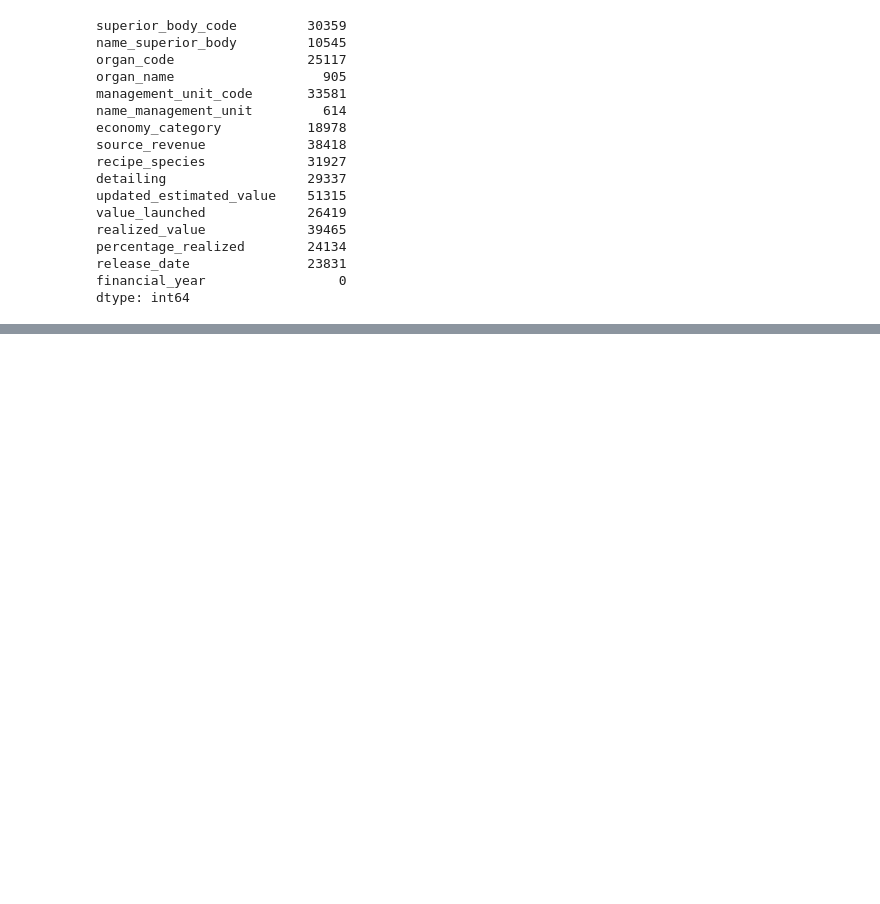
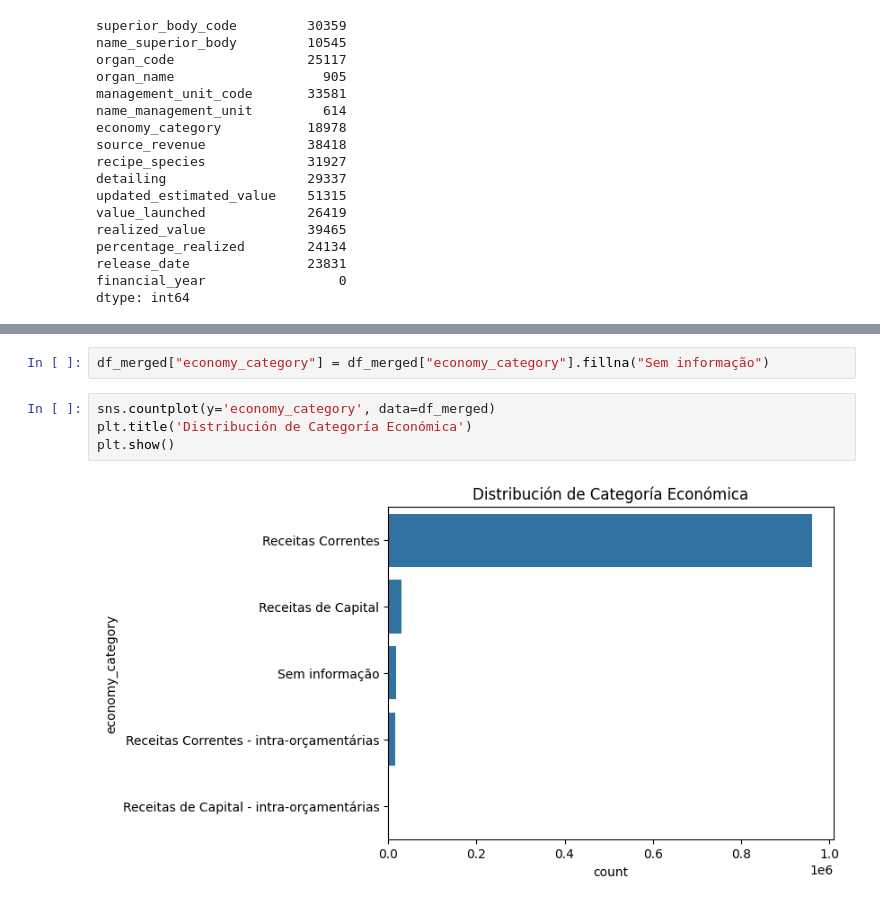
Before and after one commit to yanruwu/Proyecto2-EDA-Ingresos-Publicos-Brasil, a Jupyter notebook: merger.ipynb, the cells around one changed output, grey strips where cells are left out. Saved outputs shown, nothing was run; the diff lists cells and outputs as text; blank space fills up the shorter version.

```diff
--- a/merger.ipynb
+++ b/merger.ipynb
@@ -246,0 +419,8 @@ Name: 5744, dtype: object
+# %%
+df_merged["economy_category"] = df_merged["economy_category"].fillna("Sem informação")
+# %%
+sns.countplot(y='economy_category', data=df_merged)
+plt.title('Distribución de Categoría Económica')
+plt.show()
+# %% [output]
+[figure, added]
```
Also changed, not shown: parts of 38 cells of this notebook.
